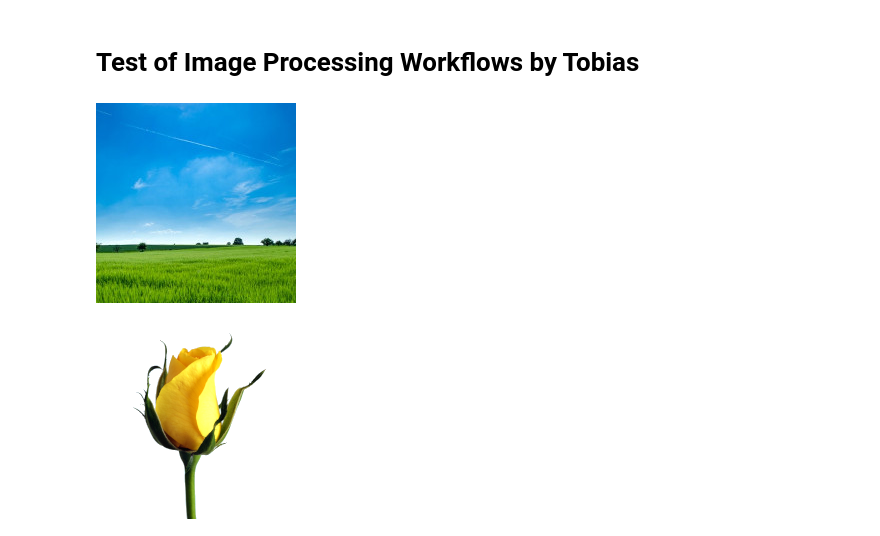
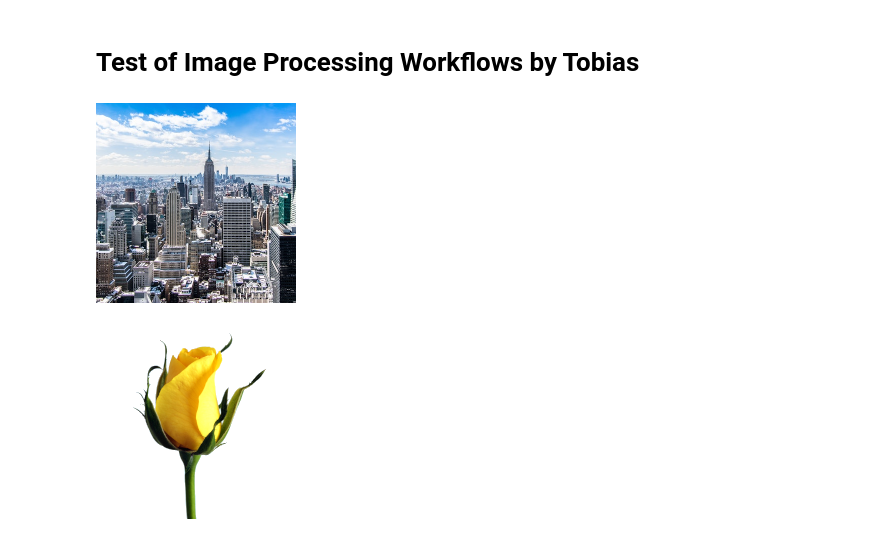
Before and after one commit to fair-workflows/fairworkflows, a Jupyter notebook: examples/test_image_processing_wf_tobias.ipynb, the cells around one changed output. Cells and saved outputs as stored; diff of their text form; code cells hidden in the pictures.

Commit message:
Add image

```diff
--- a/examples/test_image_processing_wf_tobias.ipynb
+++ b/examples/test_image_processing_wf_tobias.ipynb
@@ -44,10 +44,10 @@ def my_workflow(img1, img2):
 # %%
 from PIL import Image
 # %%
-input1 = Image.open("img/gras.png")
+input1 = Image.open("img/city.png")
 input1
 # %% [output]
-[figure, old version]
+[figure, new version]
 # %%
 input2 = Image.open("img/rose.png")
 input2
```
Also changed, not shown: parts of 1 cell of this notebook, 1 other file.
